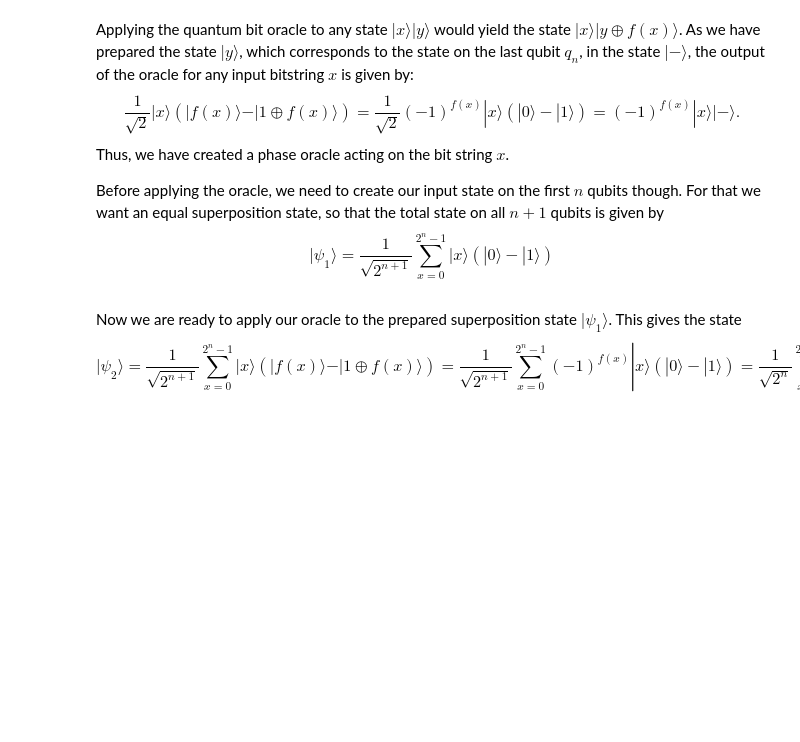
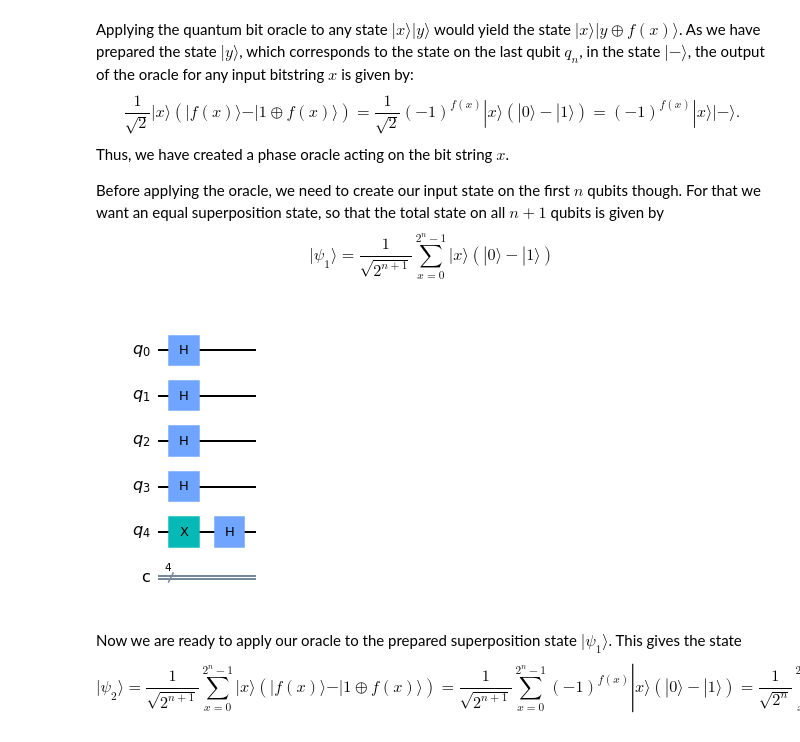
Before and after one commit to amandasutrisno/twqs-101, a Jupyter notebook: deutsch-jozsa-lab.ipynb, the cells around one changed output. Saved outputs shown, nothing was run; the diff lists cells and outputs as text; code cells hidden in the pictures; blank space fills up the shorter version.

```diff
--- a/deutsch-jozsa-lab.ipynb
+++ b/deutsch-jozsa-lab.ipynb
@@ -147,19 +158,22 @@ Before applying the oracle, we need to create our input state on the first $n$ q
 # %%
 def psi_1(n):
 
     # obtain the |psi_0> = (|00000> - |10000>)/sqrt(2) state
     qc = psi_0(n)
 
     # create the superposition state |psi_1>
     #
     #
     # FILL YOUR CODE IN HERE
-    #
+    for ind in range(0, n):
+        qc.h(ind)
 
     return qc
 
 dj_circuit = psi_1(n)
 dj_circuit.draw("mpl")
+# %% [output]
+[figure, added]
 # %% [markdown]
 Now we are ready to apply our oracle to the prepared superposition state $\vert \psi_1 \rangle$. This gives the state
 $$ \vert \psi_2 \rangle = \frac{1}{\sqrt{2^{n+1}}}\sum_{x=0}^{2^n-1} \vert x\rangle (\vert f(x)\rangle - \vert 1 \oplus f(x)\rangle) = \frac{1}{\sqrt{2^{n+1}}}\sum_{x=0}^{2^n-1}(-1)^{f(x)}|x\rangle (|0\rangle - |1\rangle ) = \frac{1}{\sqrt{2^{n}}}\sum_{x=0}^{2^n-1}(-1)^{f(x)}|x\rangle |-\rangle.$$
```
Also changed, not shown: parts of 8 cells of this notebook.
